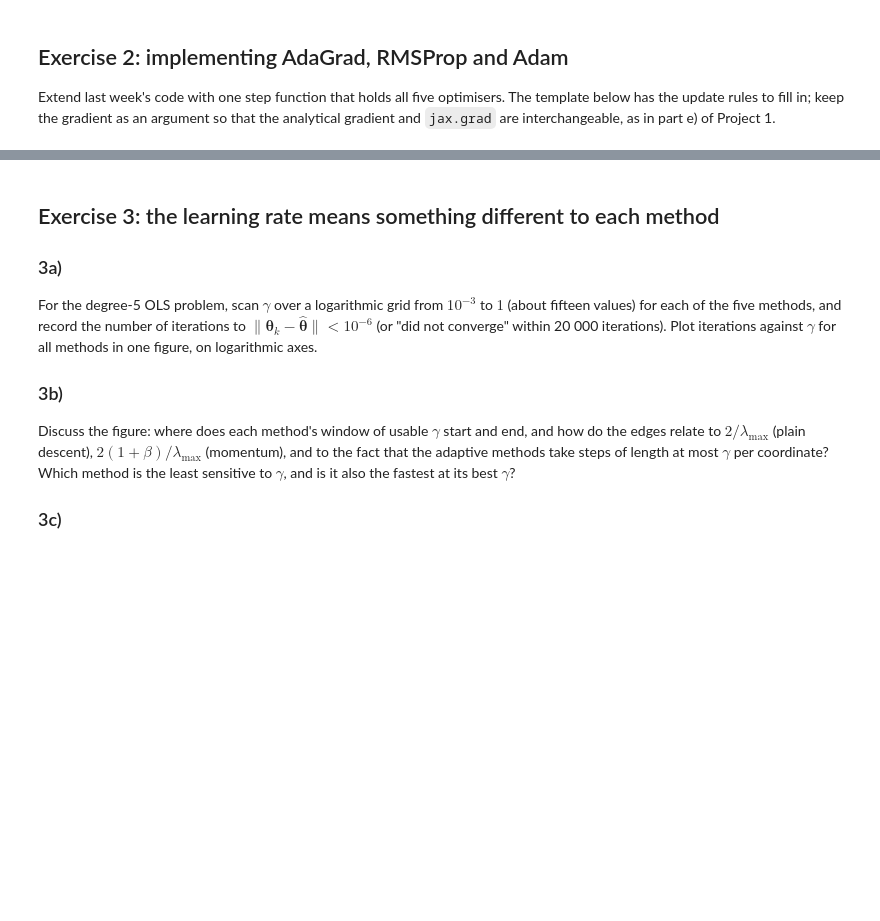
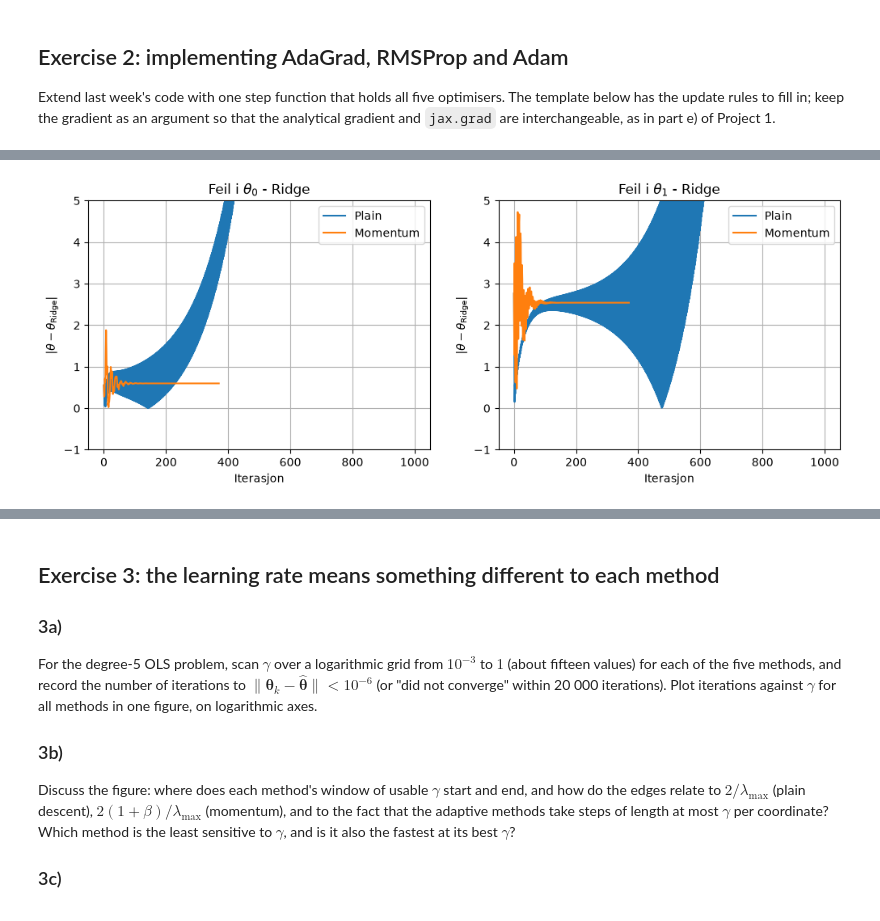
Before and after one commit to Timholmen96/MachineLearningUiO, a Jupyter notebook: doc/WeeklyMaterial/week38/exercisesweek38.ipynb, the cells around one changed output, grey strips where cells are left out. Saved outputs shown, nothing was run; the diff lists cells and outputs as text; code cells hidden in the pictures; blank space fills up the shorter version.

```diff
--- a/doc/WeeklyMaterial/week38/exercisesweek38.ipynb
+++ b/doc/WeeklyMaterial/week38/exercisesweek38.ipynb
@@ -201,0 +192,4 @@ of $\epsilon$ (inside or outside the square root).
+# %%
+import jax
+jax.config.update("jax_enable_x64", True)
+import jax.numpy as jnp
@@ -201,0 +280,81 @@ of $\epsilon$ (inside or outside the square root).
+# %%
+# Degree 5
+# 2/= lambda_max = 0.354
+lam = 0.01
+theta5D_R = closed_form(X5, y5, lam=lmb)
+theta5D_O = closed_form(X5, y5, lam=0)
+print("Theta CF Ridge:", theta5D_R)
+print("Theta CF OLS:", theta5D_O)
+
+gam = 0.354
+degree = 5
+#theta = []
+theta0 = np.zeros(degree)
+#grad = lambda th: gradient(th, X5, y5, lam = lmb)
+
+X5_jax = jnp.asarray(X5)
+y5_jax = jnp.asarray(y5)
+
+def cost_jax(theta, X, y, lam=0.0):
+    residual = X @ theta - y
+    return jnp.mean(residual**2) + lam * jnp.dot(theta, theta)
+
+grad_jax = jax.grad(cost_jax, argnums=0)
+
+grad = lambda th: grad_jax(th, X5_jax, y5_jax, lam=lam)
+
+theta_plain, t_plain = optimise(grad, theta0, method[0], gam, tol=1e-4)
+print("Gradient Descent:", theta_plain[-1], t_plain)
+theta_mom, t_mom = optimise(grad, theta0, method[1], gam, tol=1e-4)
+#print( "momentum:", theta_mom[-1], t_mom)
+
+
+
+
+runs = {
+    "Plain":    optimise(grad, theta0, "plain",    gamma=gam)[0],
+    "Momentum": optimise(grad, theta0, "momentum", gamma=gam)[0],
+}
+
+fig, axes = plt.subplots(1, 2, figsize=(12, 4), sharex=True)
+
+for name, history in runs.items():
+    iterations = np.arange(len(history))
+    error = np.abs(history - theta5D_R)
+
+    axes[0].plot(iterations, error[:, 0], label=name)
+    axes[1].plot(iterations, error[:, 1], label=name)
+
+axes[0].set_title(r"Feil i $\theta_0$ - Ridge")
+axes[1].set_title(r"Feil i $\theta_1$ - Ridge")
+
+for ax in axes:
+    ax.set_xlabel("Iterasjon")
+    ax.set_ylabel(r"$|\theta - \theta_{\mathrm{Ridge}}|$")
+    ax.set_ylim(-1, 5)
+    ax.legend()
+    ax.grid()
+
+plt.show()
+
+fig, axes = plt.subplots(1, 2, figsize=(12, 4), sharex=True)
+
+for name, history in runs.items():
+    iterations = np.arange(len(history))
+    error = np.abs(history - theta5D_O)
+
+    axes[0].plot(iterations, error[:, 0], label=name)
+    axes[1].plot(iterations, error[:, 1], label=name)
+
+axes[0].set_title(r"Feil i $\theta_0$ - OLS")
+axes[1].set_title(r"Feil i $\theta_1$ - OLS")
+
+for ax in axes:
+    ax.set_xlabel("Iterasjon")
+    ax.set_ylabel(r"$|\theta - \theta_{\mathrm{Ridge}}|$")
+    ax.set_ylim(-1, 10)
+    ax.legend()
+    ax.grid()
+
+plt.show()
+# %% [output]
@@ -201,0 +364 @@ of $\epsilon$ (inside or outside the square root).
+[figure, added]
```
Also changed, not shown: parts of 8 cells of this notebook, 3 other files.
